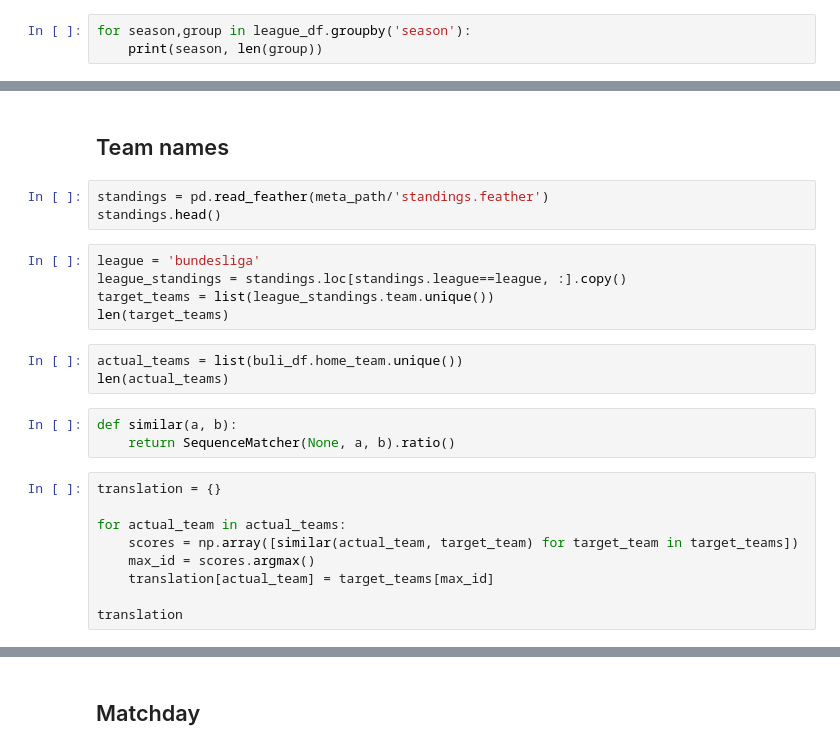
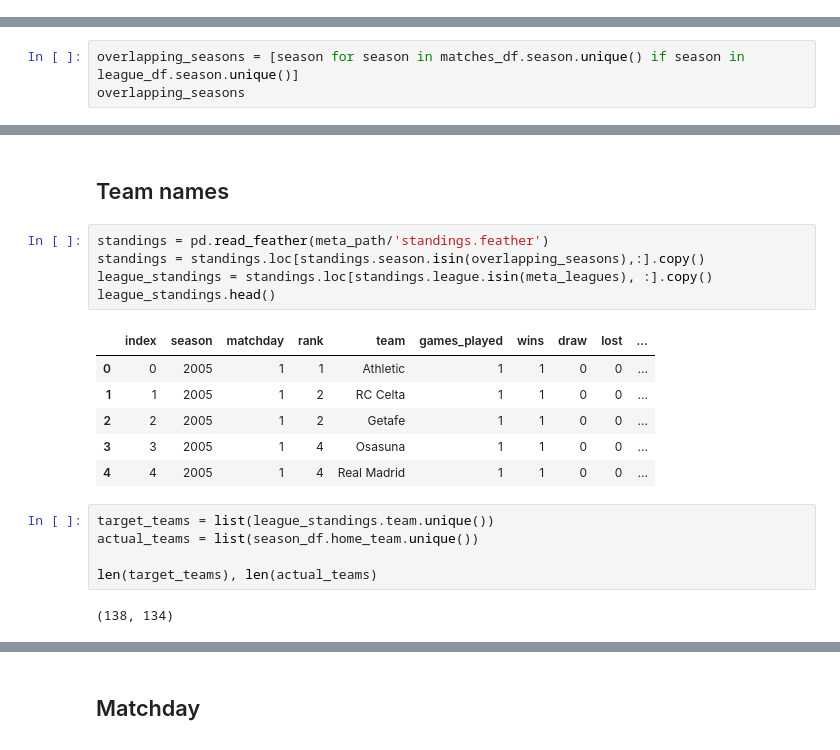
Before and after one commit to omlnaut/betting, a Jupyter notebook: scripts/processing/kaggle/processing.ipynb, the cells around one changed output, grey strips where cells are left out. Cells and saved outputs as stored; diff of their text form.

```diff
--- a/scripts/processing/kaggle/processing.ipynb
+++ b/scripts/processing/kaggle/processing.ipynb
@@ -113,5 +119,2 @@ league_df.tail()
 | 475481 | 871556 | bundesliga | 2015-05-28 | Hamburger SV | 1 | Karlsruher | 1 | 2.2679 | ... |
 | 476386 | 872810 | bundesliga | 2015-06-01 | Karlsruher | 1 | Hamburger SV | 1 | 2.1682 | ... |
-# %%
-for season,group in league_df.groupby('season'):
-    print(season, len(group))
@@ -128,0 +121,3 @@ for season,group in league_df.groupby('season'):
+# %%
+overlapping_seasons = [season for season in matches_df.season.unique() if season in league_df.season.unique()]
+overlapping_seasons
@@ -130,24 +134,20 @@ for season,group in league_df.groupby('season'):
 ## Team names
 # %%
 standings = pd.read_feather(meta_path/'standings.feather')
-standings.head()
+standings = standings.loc[standings.season.isin(overlapping_seasons),:].copy()
+league_standings = standings.loc[standings.league.isin(meta_leagues), :].copy()
+league_standings.head()
+# %% [output]
+|  | index | season | matchday | rank | team | games_played | wins | draw | lost | ... |
+| 0 | 0 | 2005 | 1 | 1 | Athletic | 1 | 1 | 0 | 0 | ... |
+| 1 | 1 | 2005 | 1 | 2 | RC Celta | 1 | 1 | 0 | 0 | ... |
+| 2 | 2 | 2005 | 1 | 2 | Getafe | 1 | 1 | 0 | 0 | ... |
+| 3 | 3 | 2005 | 1 | 4 | Osasuna | 1 | 1 | 0 | 0 | ... |
+| 4 | 4 | 2005 | 1 | 4 | Real Madrid | 1 | 1 | 0 | 0 | ... |
-# %%
-league = 'bundesliga'
-league_standings = standings.loc[standings.league==league, :].copy()
-target_teams = list(league_standings.team.unique())
-len(target_teams)
 # %%
-actual_teams = list(buli_df.home_team.unique())
-len(actual_teams)
+target_teams = list(league_standings.team.unique())
+actual_teams = list(season_df.home_team.unique())
+
+len(target_teams), len(actual_teams)
+# %% [output]
+(138, 134)
-# %%
-def similar(a, b):
-    return SequenceMatcher(None, a, b).ratio()
-# %%
-translation = {}
-
-for actual_team in actual_teams:
-    scores = np.array([similar(actual_team, target_team) for target_team in target_teams])
-    max_id = scores.argmax()
-    translation[actual_team] = target_teams[max_id]
-
-translation
```
Also changed, not shown: parts of 31 cells of this notebook, 2 other files.
